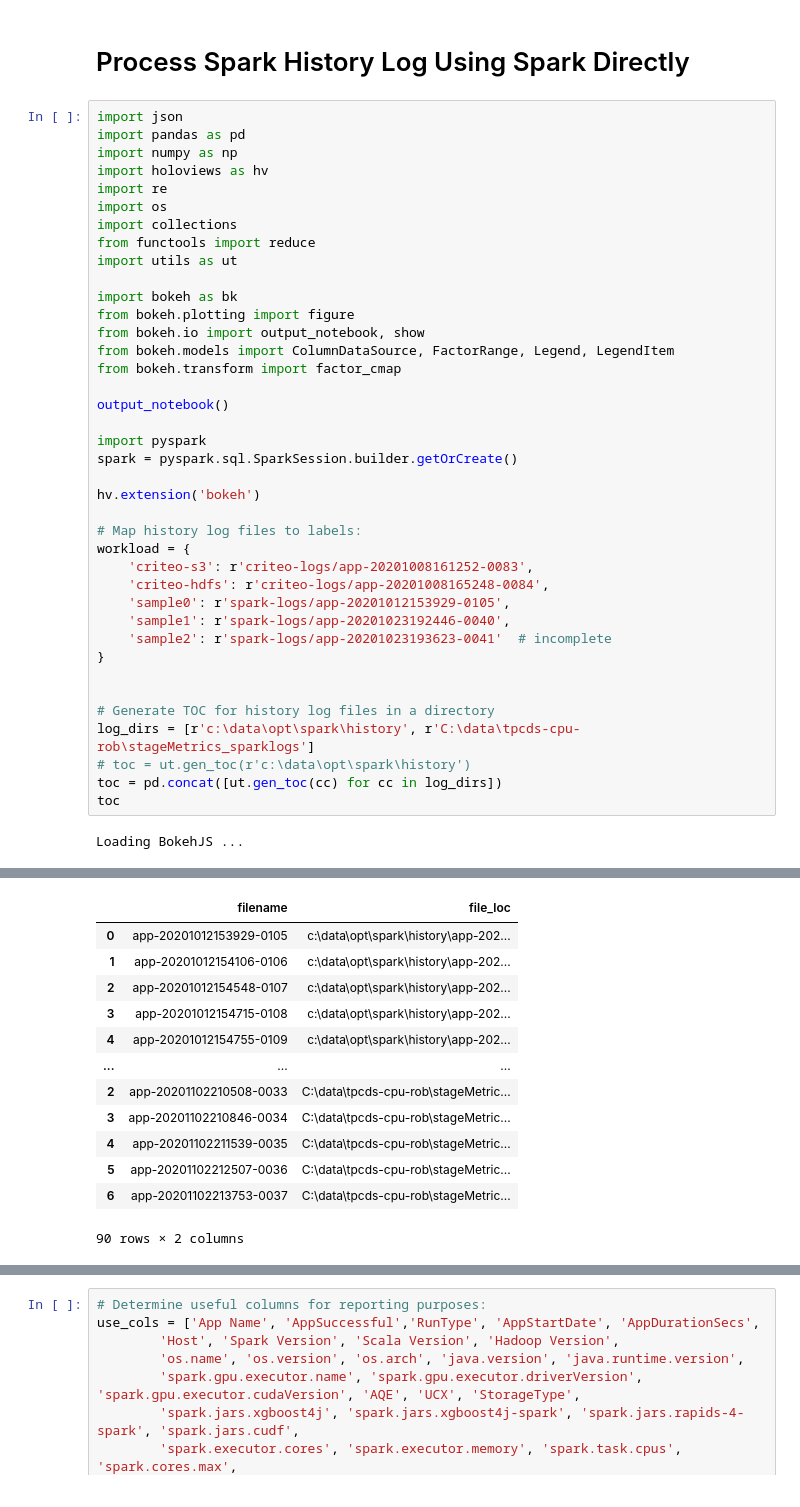
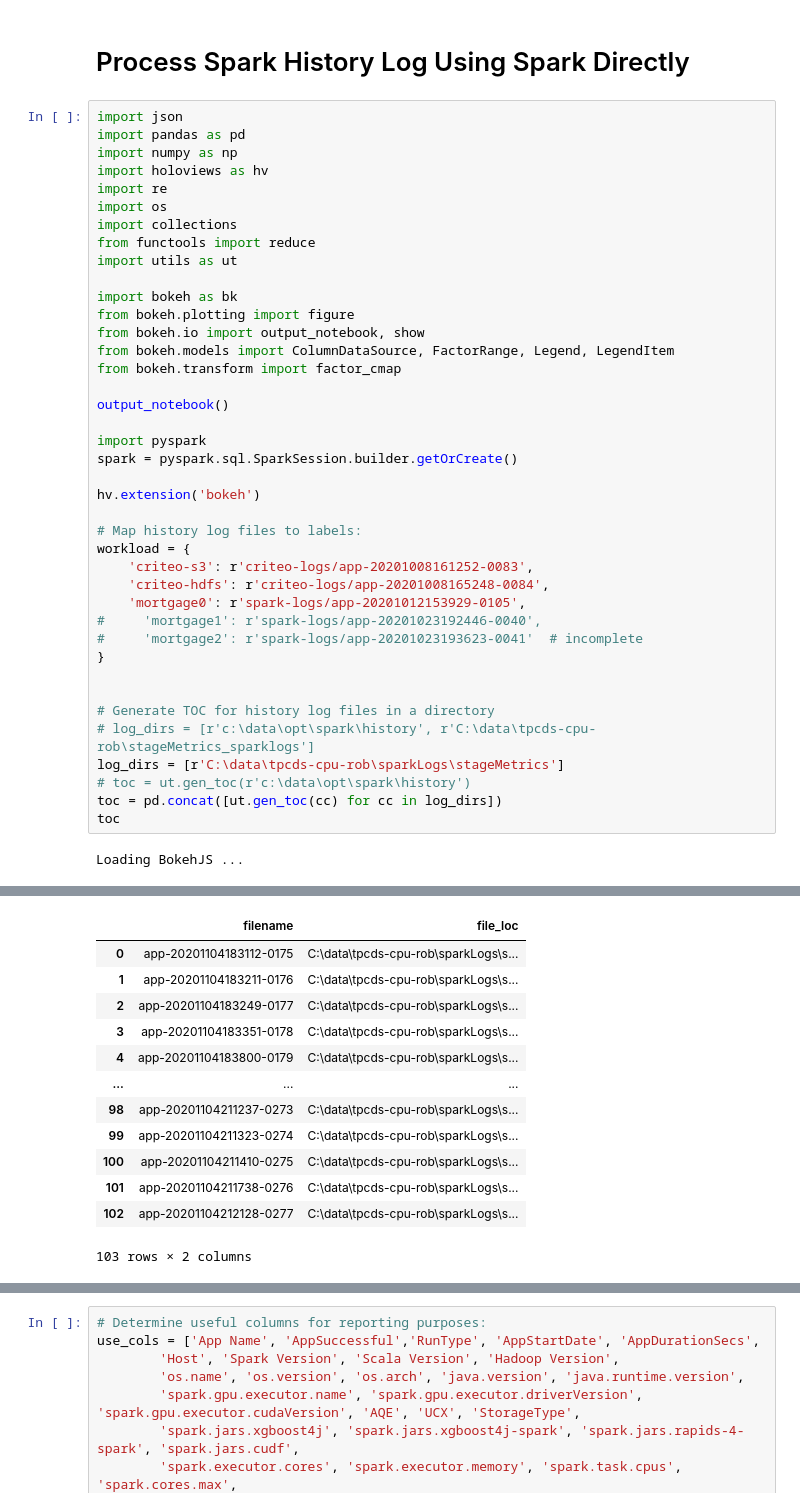
Before and after one commit to btong04/spark-event-vis, a Jupyter notebook: history_log_processing.ipynb, the cells around one changed output, grey strips where cells are left out. Saved outputs shown, nothing was run; the diff lists cells and outputs as text.

```diff
--- a/history_log_processing.ipynb
+++ b/history_log_processing.ipynb
@@ -15,49 +15,50 @@ import bokeh as bk
 from bokeh.plotting import figure
 from bokeh.io import output_notebook, show
 from bokeh.models import ColumnDataSource, FactorRange, Legend, LegendItem
 from bokeh.transform import factor_cmap
 
 output_notebook()
 
 import pyspark
 spark = pyspark.sql.SparkSession.builder.getOrCreate()
 
 hv.extension('bokeh')
 
 # Map history log files to labels:
 workload = {
     'criteo-s3': r'criteo-logs/app-20201008161252-0083',
     'criteo-hdfs': r'criteo-logs/app-20201008165248-0084',
-    'sample0': r'spark-logs/app-20201012153929-0105',
-    'sample1': r'spark-logs/app-20201023192446-0040',
-    'sample2': r'spark-logs/app-20201023193623-0041'  # incomplete
+    'mortgage0': r'spark-logs/app-20201012153929-0105',
+#     'mortgage1': r'spark-logs/app-20201023192446-0040',
+#     'mortgage2': r'spark-logs/app-20201023193623-0041'  # incomplete
 }
 
 
 # Generate TOC for history log files in a directory
-log_dirs = [r'c:\data\opt\spark\history', r'C:\data\tpcds-cpu-rob\stageMetrics_sparklogs']
+# log_dirs = [r'c:\data\opt\spark\history', r'C:\data\tpcds-cpu-rob\stageMetrics_sparklogs']
+log_dirs = [r'C:\data\tpcds-cpu-rob\sparkLogs\stageMetrics']
 # toc = ut.gen_toc(r'c:\data\opt\spark\history')
 toc = pd.concat([ut.gen_toc(cc) for cc in log_dirs])
 toc
 # %% [output]
 Loading BokehJS ...
 [interactive output not drawn]
 [interactive output not drawn]
 [interactive output not drawn]
 [interactive output not drawn]
 |  | filename | file_loc |
-| 0 | app-20201012153929-0105 | c:\data\opt\spark\history\app-202... |
-| 1 | app-20201012154106-0106 | c:\data\opt\spark\history\app-202... |
-| 2 | app-20201012154548-0107 | c:\data\opt\spark\history\app-202... |
-| 3 | app-20201012154715-0108 | c:\data\opt\spark\history\app-202... |
-| 4 | app-20201012154755-0109 | c:\data\opt\spark\history\app-202... |
+| 0 | app-20201104183112-0175 | C:\data\tpcds-cpu-rob\sparkLogs\s... |
+| 1 | app-20201104183211-0176 | C:\data\tpcds-cpu-rob\sparkLogs\s... |
+| 2 | app-20201104183249-0177 | C:\data\tpcds-cpu-rob\sparkLogs\s... |
+| 3 | app-20201104183351-0178 | C:\data\tpcds-cpu-rob\sparkLogs\s... |
+| 4 | app-20201104183800-0179 | C:\data\tpcds-cpu-rob\sparkLogs\s... |
 | ... | ... | ... |
-| 2 | app-20201102210508-0033 | C:\data\tpcds-cpu-rob\stageMetric... |
-| 3 | app-20201102210846-0034 | C:\data\tpcds-cpu-rob\stageMetric... |
-| 4 | app-20201102211539-0035 | C:\data\tpcds-cpu-rob\stageMetric... |
-| 5 | app-20201102212507-0036 | C:\data\tpcds-cpu-rob\stageMetric... |
-| 6 | app-20201102213753-0037 | C:\data\tpcds-cpu-rob\stageMetric... |
+| 98 | app-20201104211237-0273 | C:\data\tpcds-cpu-rob\sparkLogs\s... |
+| 99 | app-20201104211323-0274 | C:\data\tpcds-cpu-rob\sparkLogs\s... |
+| 100 | app-20201104211410-0275 | C:\data\tpcds-cpu-rob\sparkLogs\s... |
+| 101 | app-20201104211738-0276 | C:\data\tpcds-cpu-rob\sparkLogs\s... |
+| 102 | app-20201104212128-0277 | C:\data\tpcds-cpu-rob\sparkLogs\s... |
-90 rows × 2 columns
+103 rows × 2 columns
 # %%
 def parse_spark_logs(filename):
     """
```
Also changed, not shown: parts of 12 cells of this notebook, 16 other files.
